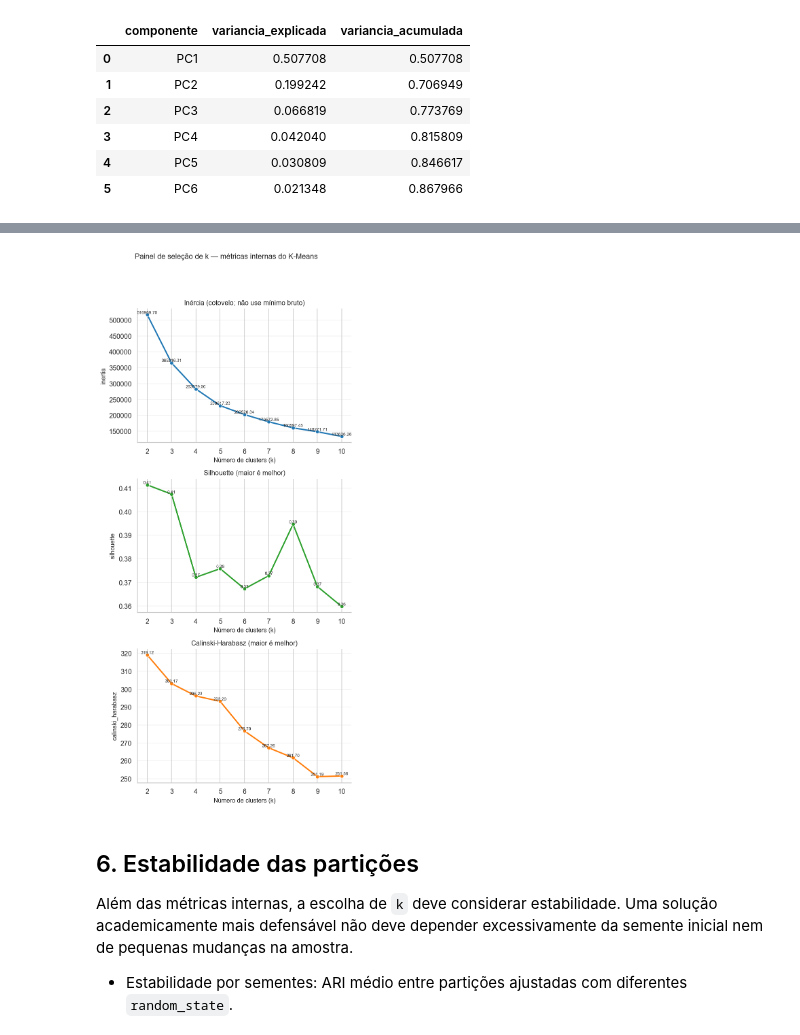
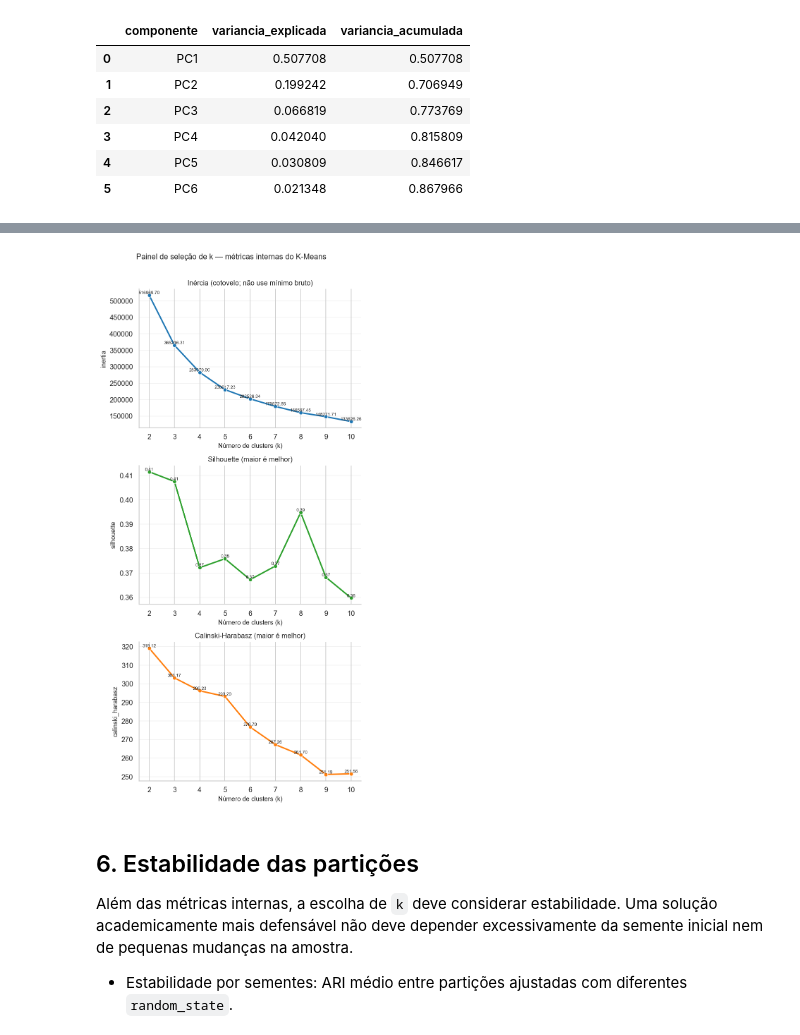
Before and after one commit to Bruno-P-d-E/mineracao-de-dados-clima-soja-parana, a Jupyter notebook: src/mining/unsupervised.ipynb, the cells around one changed output, grey strips where cells are left out. Saved outputs shown, nothing was run; the diff lists cells and outputs as text; code cells hidden in the pictures.

```diff
--- a/src/mining/unsupervised.ipynb
+++ b/src/mining/unsupervised.ipynb
@@ -156,7 +155,6 @@ def compute_internal_metrics(X: np.ndarray, labels: np.ndarray) -> dict[str, flo
     counts = pd.Series(labels).value_counts().sort_index()
     return {
         "silhouette":        float(silhouette_score(X, labels)),
-        "davies_bouldin":    float(davies_bouldin_score(X, labels)),
         "calinski_harabasz": float(calinski_harabasz_score(X, labels)),
         "min_cluster_share": float(counts.min() / len(labels)),
         "cluster_size_cv":   float(counts.std(ddof=0) / counts.mean()),
@@ -378,35 +375,35 @@ for ax, (metric, title, subtitle, color) in zip(axes, plot_specs):
     sns.lineplot(
         data=selection,
         x="k",
         y=metric,
         marker="o",
         ax=ax,
         color=color,
         linewidth=2.2
     )
 
     for _, row in selection.iterrows():
         ax.text(
             row["k"],
             row[metric],
             f"{row[metric]:.2f}",
             ha="center",
             va="bottom",
             fontsize=7
         )
 
     ax.set_title(f"{title} ({subtitle})")
     ax.set_xlabel("Número de clusters (k)")
     ax.set_ylabel(metric)
     ax.set_xticks(list(K_VALUES))
     ax.grid(axis="y", alpha=0.25)
 
-plt.suptitle("Painel de seleção de k — métricas internas do K-Means", fontsize=12, y=1.05)
+plt.suptitle("Painel de seleção de k — métricas internas do K-Means", fontsize=12, y=1.01)
 plt.tight_layout()
 fig.savefig(OUTPUT_DIR / "kmeans_internal_metrics.png", dpi=170, bbox_inches="tight")
 plt.show()
 # %% [output]
-[figure, old version]
+[figure, new version]
 # %% [markdown]
 ## 6. Estabilidade das partições
 
```
Also changed, not shown: parts of 11 cells of this notebook, 22 other files.
